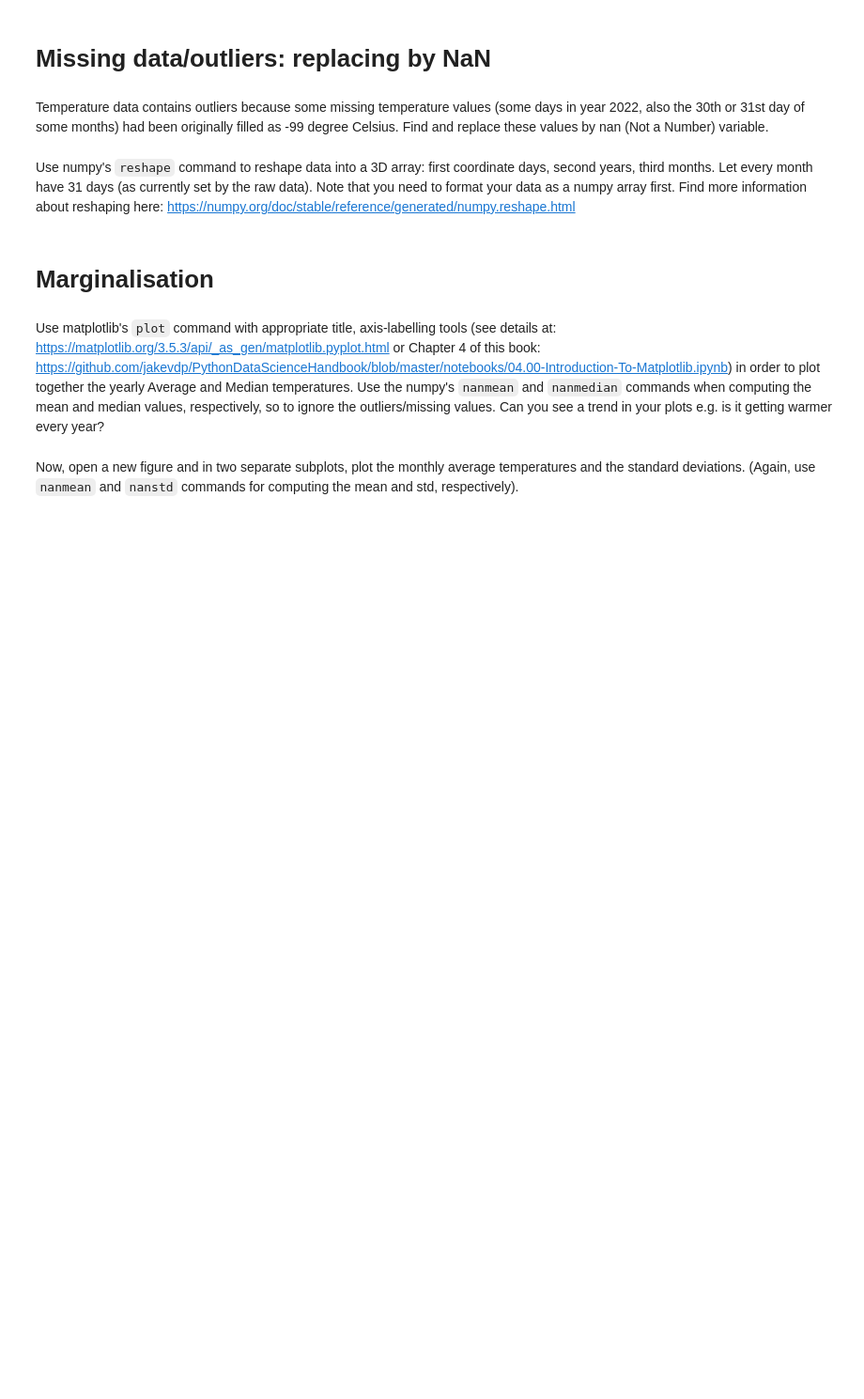
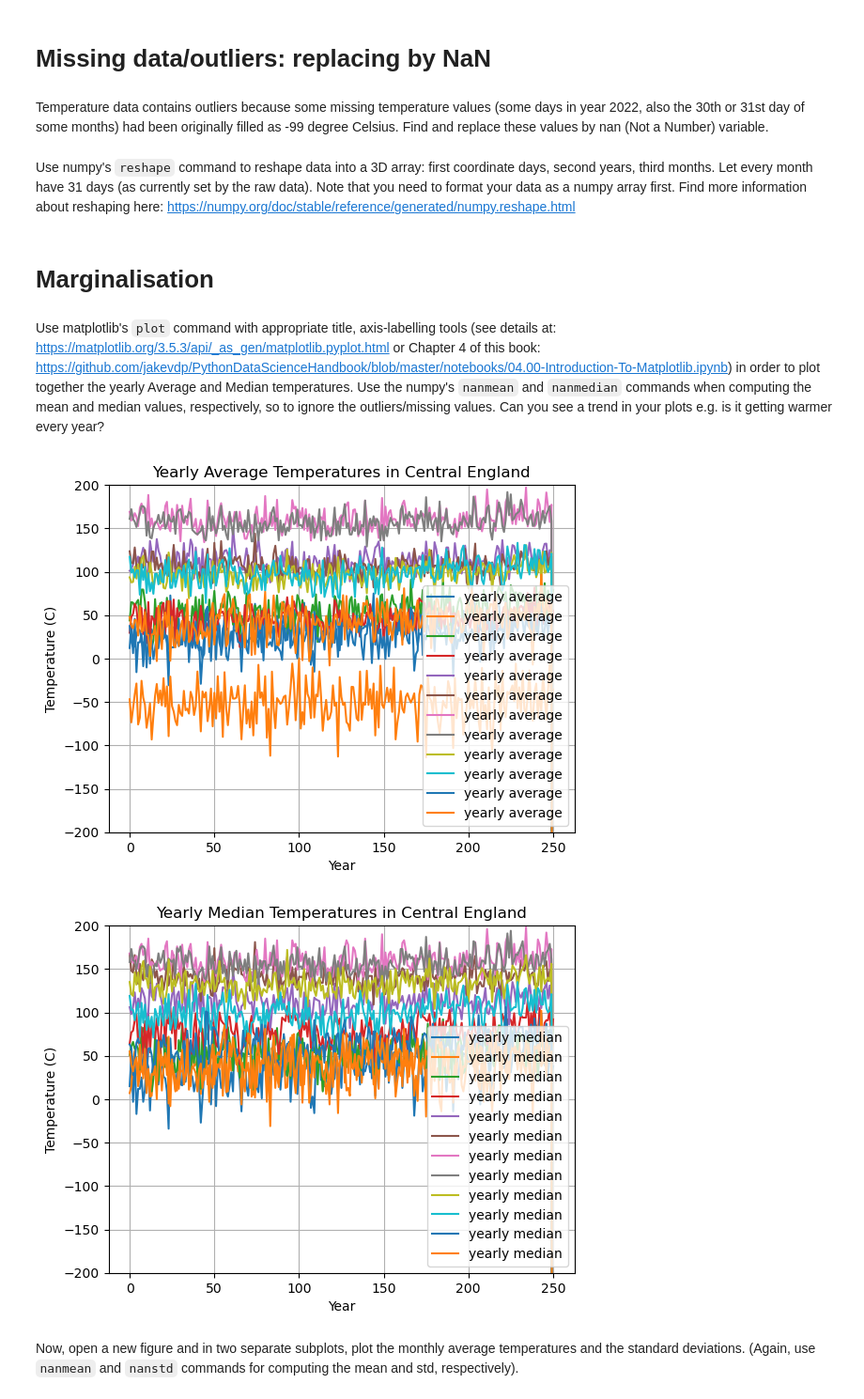
Before and after one commit to Hongze200532/Data-Science, a Jupyter notebook: Data Science_Week1/w1_lab2.ipynb, the cells around one changed output. Shown at 94% size. Saved outputs shown, nothing was run; the diff lists cells and outputs as text; code cells hidden in the pictures; blank space fills up the shorter version.

````diff
--- a/Data Science_Week1/w1_lab2.ipynb
+++ b/Data Science_Week1/w1_lab2.ipynb
@@ -20,6 +22,6 @@ import numpy as np
 The Central England Temperature dataset is stored in a file named "cetdl1772on.dat" that you should have now downloaded it from the link above. Use pandas's ```read_fwf``` command to load this data to memory. Note that we need to specify that the dataset has no header, i.e. ```pd.read_fwf('cetdl1772on.dat', header = None, widths = [5]*14)```. The syntax of this command may seem confusing but we recommend you to have a look at the documentation: https://pandas.pydata.org/docs/reference/api/pandas.read_fwf.html.
 The raw data is stored in a 2D array/matrix. Print out the number of rows and columns of this data.
 # %%
-data_raw = #your code
-
+data_raw = pd.read_fwf('cetdl1772on.dat',header=None,widths = [5]*14)   #your code
 # below print data rows and cols
+print('data_rows =',data_raw.shape[0],'data_cols =',data_raw.shape[1])
@@ -28,8 +32,11 @@ data_raw = #your code
 # %% [markdown]
 The data's 2D array has mixed information about the day and year numbers and the temperature values. Extract new vectors or matrices from this data which include information only about the years, days, temperatures e.g., for temperatures you need to extract the last 12 columns of this data into a new matrix. Also scale down the temperatures by factor 10, in order to make them in Celsius. Print the range of years and days that this data covers. Also print the first 10 rows of the extracted temperature matrix.
 # %%
-years =  # your code
-days  =
-temp  =
+years = data_raw.iloc[:, 0]  # your code
+days  = data_raw.iloc[:, 1]
+temp  = data_raw.iloc[:, 2:]
 
 # below print the range of years and days, also the first 10 rows of the extracted temperature matrix.
+print('years_range =', years.min(), '-', years.max())
+print('days_range =', days.min(), '-', days.max())
+print('temp_matrix_first_10_rows :\n', temp.head(10))
@@ -37,12 +59,46 @@ temp  =
 # Missing data/outliers: replacing by NaN
 # %% [markdown]
 Temperature data contains outliers because some missing temperature values (some days in year 2022, also the 30th or 31st day of some months) had been originally filled as -99 degree Celsius. Find and replace these values by nan (Not a Number) variable.
+# %%
+temp = temp.replace(-99, np.nan)
 # %% [markdown]
 Use numpy's ```reshape``` command to reshape data into a 3D array: first coordinate days, second years, third months. Let every month have 31 days (as currently set by the raw data). Note that you need to format your data as a numpy array first. Find more information about reshaping here: https://numpy.org/doc/stable/reference/generated/numpy.reshape.html
+# %%
+temp_np = temp.to_numpy()
+num_days = 31
+num_years = temp_np.shape[0] // num_days
+num_months = 12
+temp_3D = temp_np.reshape((num_years,num_days,num_months))
 # %% [markdown]
 # Marginalisation
 # %% [markdown]
 Use matplotlib's ```plot``` command with appropriate title, axis-labelling tools (see details at: https://matplotlib.org/3.5.3/api/_as_gen/matplotlib.pyplot.html or Chapter 4 of this book: https://github.com/jakevdp/PythonDataScienceHandbook/blob/master/notebooks/04.00-Introduction-To-Matplotlib.ipynb) in order to plot together the yearly Average and Median temperatures. Use the numpy's ```nanmean``` and ```nanmedian``` commands when computing the mean and median values, respectively, so to ignore the outliers/missing values. Can you see a trend in your plots e.g. is it getting warmer every year?
+# %%
+yearly_average = np.nanmean(temp_3D,axis=1)
+yearly_median = np.nanmedian(temp_3D,axis=1)
+# Yearly Average Fig.1
+plt.figure()
+plt.plot(yearly_average,'-',label='yearly average')
+plt.xlabel('Year')
+plt.ylabel('Temperature (C)')
+plt.ylim(-200,200)
+plt.title('Yearly Average Temperatures in Central England')
+plt.legend()
+plt.grid()
+plt.show()
+# Yearly Median Fig.2
+plt.figure()
+plt.plot(yearly_median,'-',label='yearly median')
+plt.xlabel('Year')
+plt.ylabel('Temperature (C)')
+plt.ylim(-200,200)
+plt.title('Yearly Median Temperatures in Central England')
+plt.legend()
+plt.grid()
+plt.show()
+# %% [output]
+[figure, added]
+[figure, added]
 # %% [markdown]
 Now, open a new figure and in two separate subplots, plot the monthly average temperatures and the standard deviations. (Again, use ```nanmean``` and ```nanstd``` commands for computing the mean and std, respectively).
 # %%
````
Also changed, not shown: parts of 4 cells of this notebook, 1 other file.
